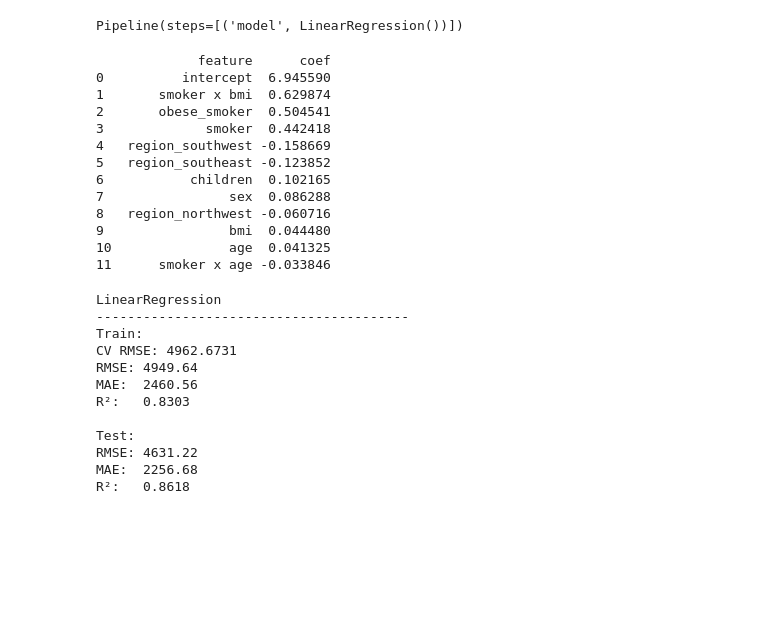
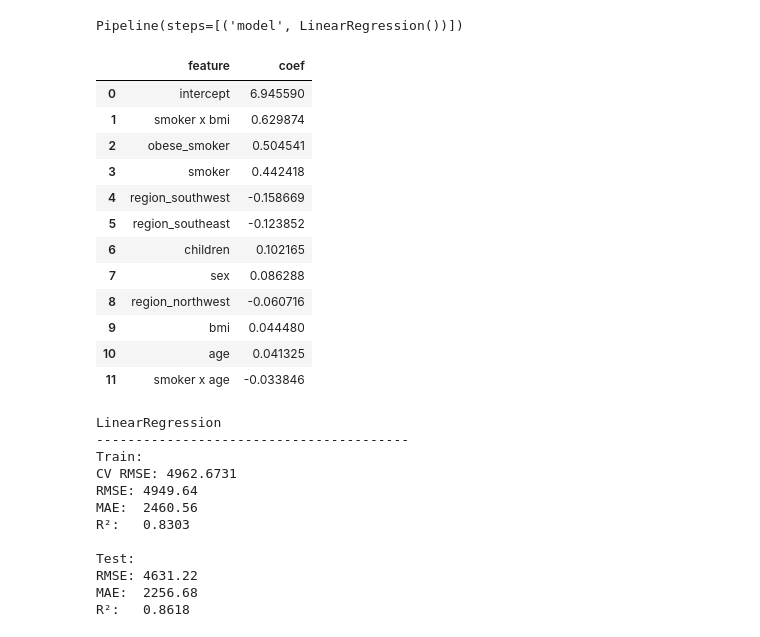
Before and after one commit to NikifBi/Medical_Costs_Regression_Analysis, a Jupyter notebook: Medical Costs.ipynb, the cells around one changed output. Drawn from its saved outputs; the diff is of its cells as text; code cells hidden in the pictures; blank space fills up the shorter version.

```diff
--- a/Medical Costs.ipynb
+++ b/Medical Costs.ipynb
@@ -1153,35 +1160,35 @@ Pipeline(steps=[('model', LinearRegression())])
 # %%
 ### OLS coefficients
 coef_df = pd.DataFrame({
     "feature": X_train.columns,
     "coef": pipe_ols.named_steps["model"].coef_
 }).sort_values("coef", key=abs, ascending=False)
 
 ### OLS intercept
 intercept_df = pd.DataFrame({
     "feature": ["intercept"],
     "coef": [pipe_ols.named_steps["model"].intercept_]
 })
 
 ### Add everything in the same dataframe
 full_df = pd.concat([intercept_df, coef_df], ignore_index=True)
 
 ### Print dataframe
-print(full_df)
+full_df
 # %% [output]
-             feature      coef
-0          intercept  6.945590
-1       smoker x bmi  0.629874
-2       obese_smoker  0.504541
-3             smoker  0.442418
-4   region_southwest -0.158669
-5   region_southeast -0.123852
-6           children  0.102165
-7                sex  0.086288
-8   region_northwest -0.060716
-9                bmi  0.044480
-10               age  0.041325
-11      smoker x age -0.033846
+|  | feature | coef |
+| 0 | intercept | 6.945590 |
+| 1 | smoker x bmi | 0.629874 |
+| 2 | obese_smoker | 0.504541 |
+| 3 | smoker | 0.442418 |
+| 4 | region_southwest | -0.158669 |
+| 5 | region_southeast | -0.123852 |
+| 6 | children | 0.102165 |
+| 7 | sex | 0.086288 |
+| 8 | region_northwest | -0.060716 |
+| 9 | bmi | 0.044480 |
+| 10 | age | 0.041325 |
+| 11 | smoker x age | -0.033846 |
 # %%
 ### Model Evaluation
 scores = evaluate_model(pipe_ols, X_train, X_test, y_train, y_test, log = True)
```
Also changed, not shown: parts of 19 cells of this notebook.
